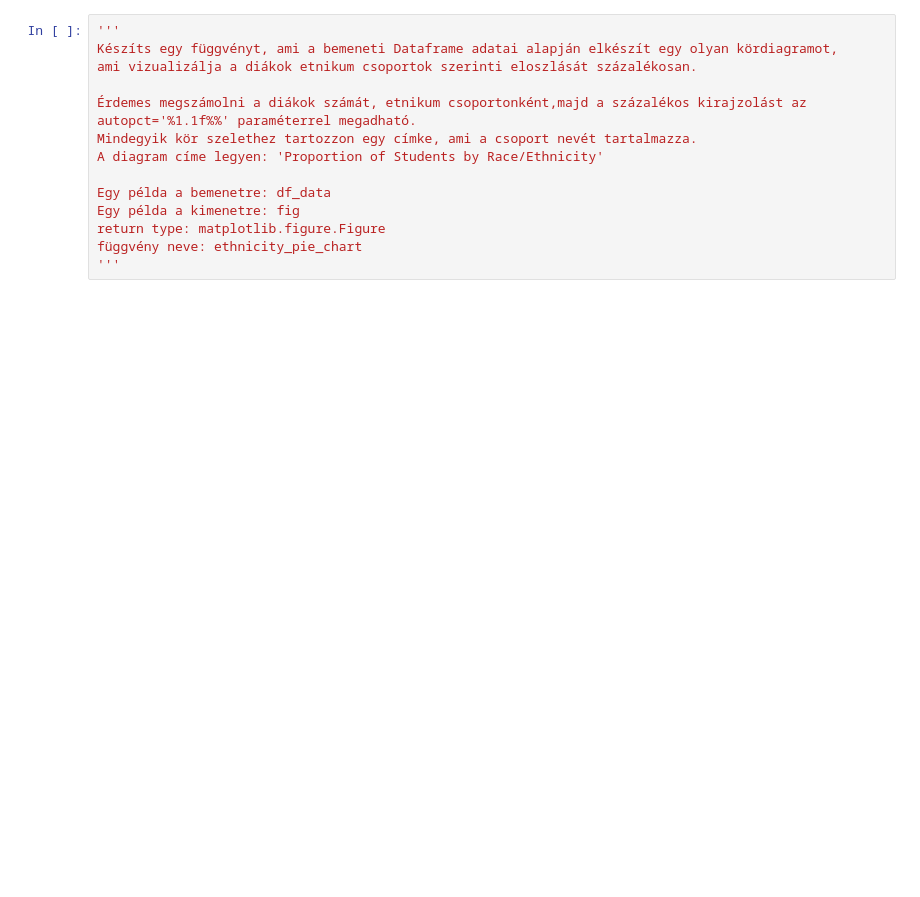
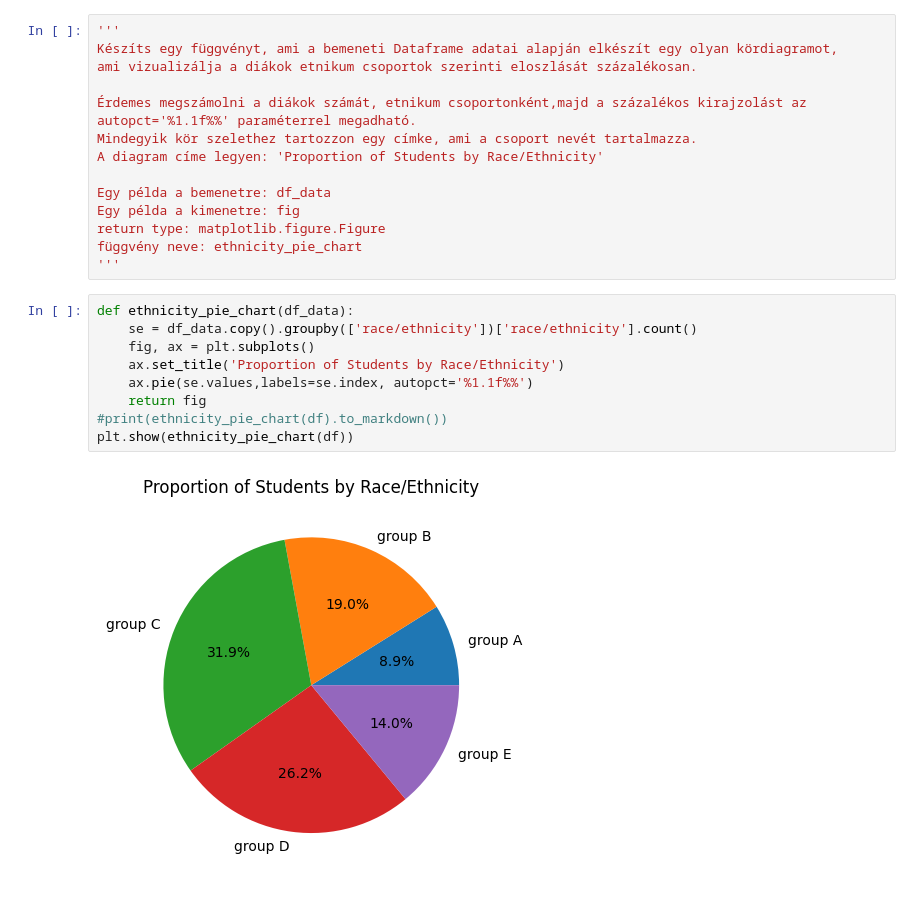
Before and after one commit to mbnczy/BEVADAT2022232, a Jupyter notebook: HAZI/HAZI04/HAZI04.ipynb, the cells around one changed output. Drawn from its saved outputs; the diff is of its cells as text; blank space fills up the shorter version.

```diff
--- a/HAZI/HAZI04/HAZI04.ipynb
+++ b/HAZI/HAZI04/HAZI04.ipynb
@@ -291,3 +318,14 @@ Egy példa a kimenetre: fig
 return type: matplotlib.figure.Figure
 függvény neve: ethnicity_pie_chart
 '''
+# %%
+def ethnicity_pie_chart(df_data):
+    se = df_data.copy().groupby(['race/ethnicity'])['race/ethnicity'].count()
+    fig, ax = plt.subplots()
+    ax.set_title('Proportion of Students by Race/Ethnicity')
+    ax.pie(se.values,labels=se.index, autopct='%1.1f%%')
+    return fig
+#print(ethnicity_pie_chart(df).to_markdown())
+plt.show(ethnicity_pie_chart(df))
+# %% [output]
+[figure, added]
```
Also changed, not shown: parts of 4 cells of this notebook.
